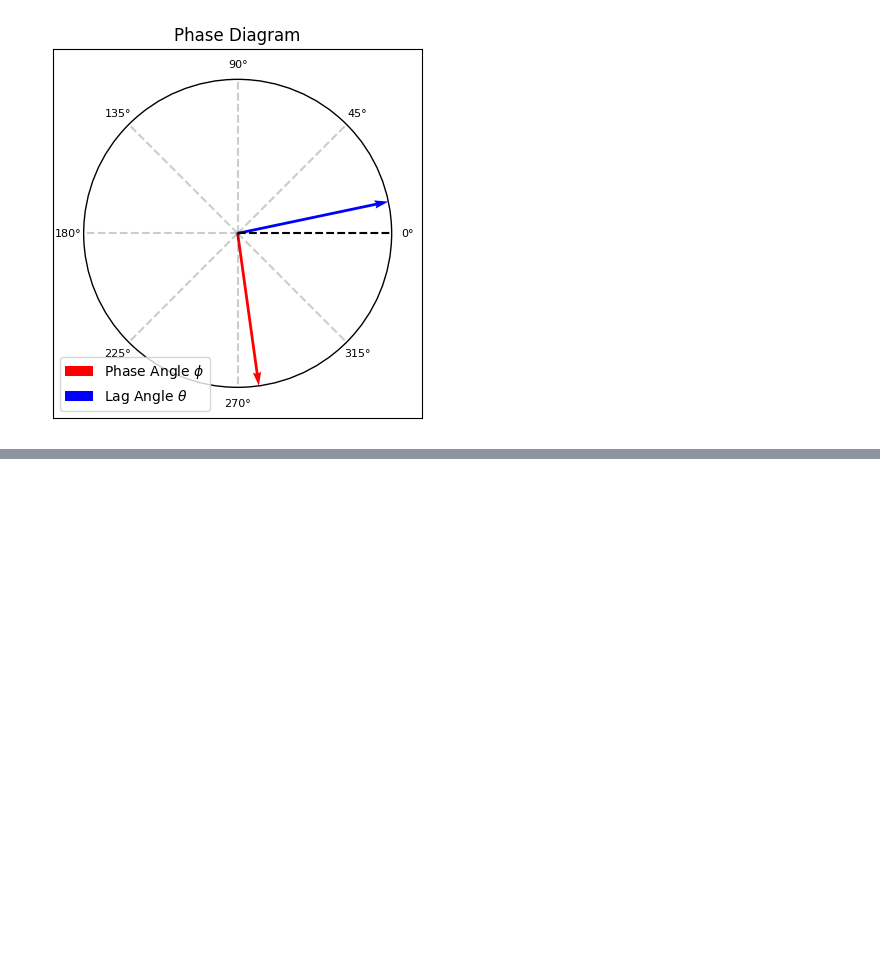
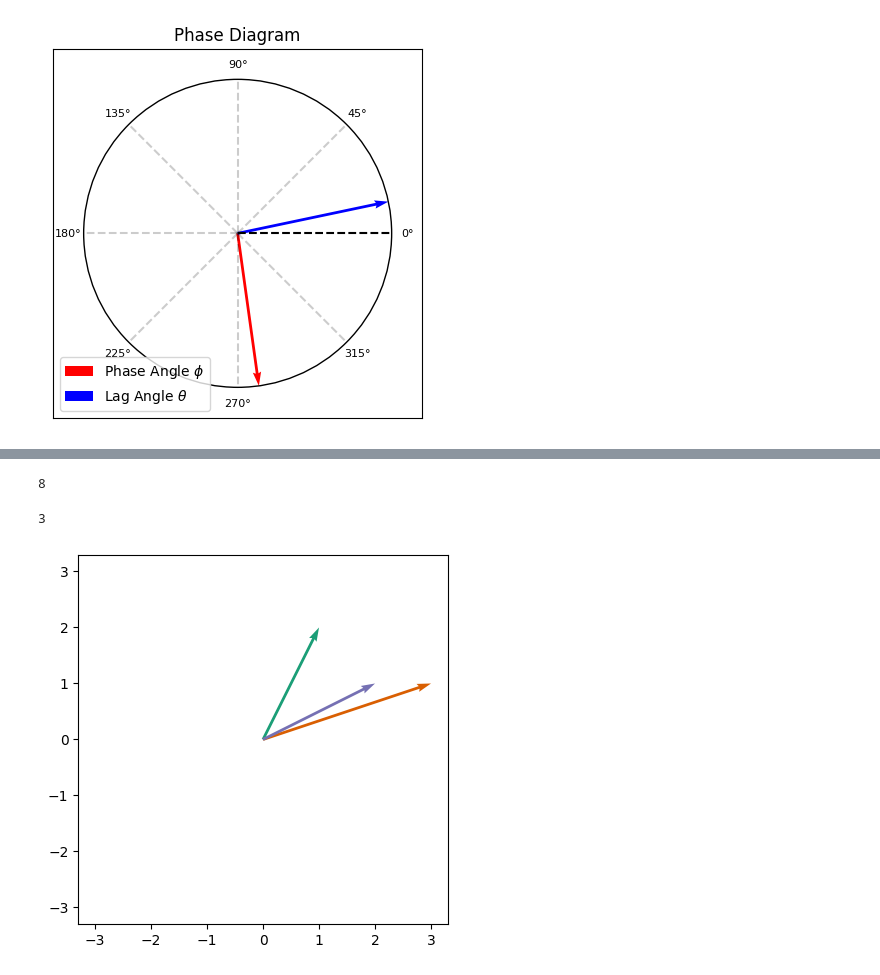
Before and after one commit to MrEnigmamgine/my_notes, a Jupyter notebook: Electronics Engineering/plotting_phasors.ipynb, the cells around one changed output, grey strips where cells are left out. Saved outputs shown, nothing was run; the diff lists cells and outputs as text; code cells hidden in the pictures; blank space fills up the shorter version.

```diff
--- a/Electronics Engineering/plotting_phasors.ipynb
+++ b/Electronics Engineering/plotting_phasors.ipynb
@@ -68,0 +132,28 @@ Text(0.5, 1.0, 'Phase Diagram')
+# %%
+cm.Dark2.N
+# %% [output]
+8
+# %%
+np.array(vlist).max()
+# %% [output]
+3
+# %%
+fig, ax = plt.subplots()
+max = np.array(vlist).max()
+lim=max*1.1
+ax.set_xlim(-lim,lim)
+ax.set_ylim(-lim,lim)
+ax.set_aspect('equal')
+for i, vector in enumerate(vlist):
+    ax.quiver(
+        0,
+        0,
+        vector[0],
+        vector[1],
+        color= cm.Dark2(i%cm.Dark2.N),
+        scale = 1,
+        scale_units='xy',
+        angles='xy'
+    )
+# %% [output]
+[figure, added]
```
Also changed, not shown: parts of 11 cells of this notebook, 2 other files.
